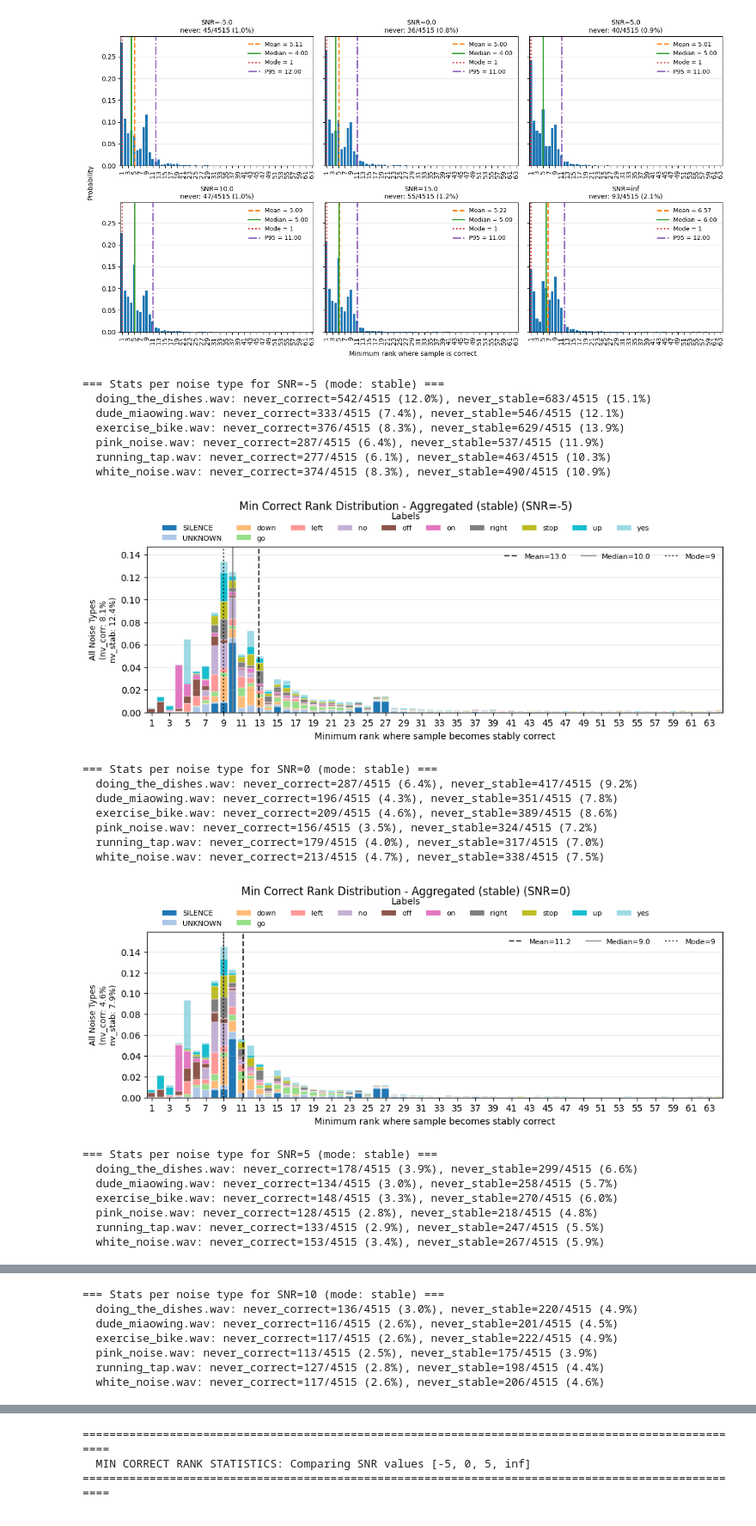
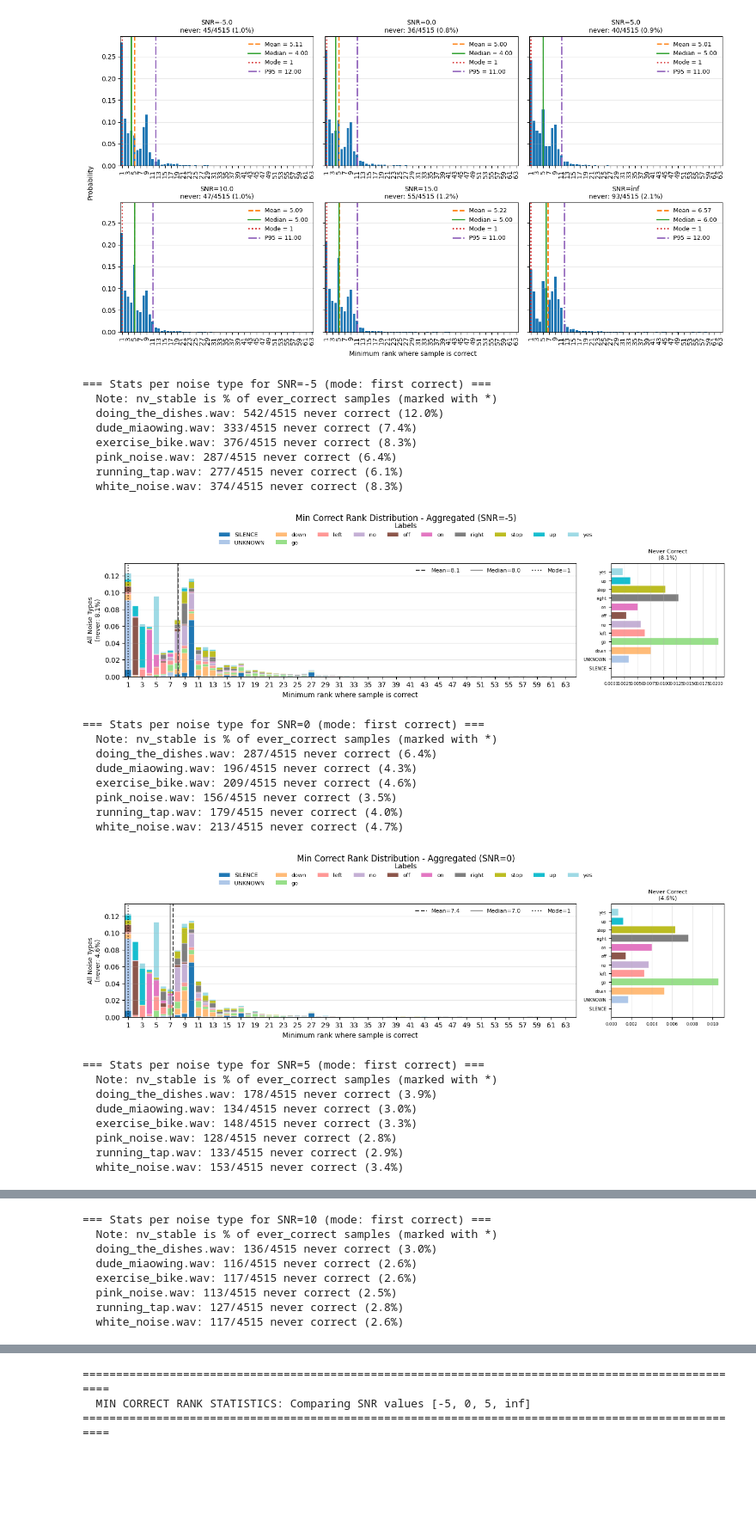
Before and after one commit to c-wejendorp/thesis, a Jupyter notebook: scripts/keyword_spotting/base_model_viz.ipynb, the cells around one changed output, grey strips where cells are left out. Shown at 86% size. Cells and saved outputs as stored; diff of their text form; code cells hidden in the pictures; blank space fills up the shorter version.

```diff
--- a/scripts/keyword_spotting/base_model_viz.ipynb
+++ b/scripts/keyword_spotting/base_model_viz.ipynb
@@ -685,39 +760,43 @@ def plot_min_correct_rank_by_noise_type(
 # %%
 # Example: Plot min correct rank distribution by noise type for a specific SNR
 # Change snr_value to the SNR you want to analyze
 snr_value = float("inf")  # Adjust this to your desired SNR value
 snr_values = [-5, 0, 5, 10, 15, float('inf')]
+#snr_values = [-5,float('inf')]
 for snr_value in snr_values:
 
     per_sample_by_noise = plot_min_correct_rank_by_noise_type(
         df=df_for_viz,
         snr_value=snr_value,
         normalize=True,
         stack_by_label=True,  # Set to False for simple bars without label stacking
-        require_stable=True,  # Set to True to find min rank where sample STAYS correct
+        require_stable=False,  # Set to True to find min rank where sample STAYS correct
         aggregate_noise=True,  # Set to True for single aggregated plot across all noise types
     )
 # %% [output]
-=== Stats per noise type for SNR=-5 (mode: stable) ===
-  doing_the_dishes.wav: never_correct=542/4515 (12.0%), never_stable=683/4515 (15.1%)
-  dude_miaowing.wav: never_correct=333/4515 (7.4%), never_stable=546/4515 (12.1%)
-  exercise_bike.wav: never_correct=376/4515 (8.3%), never_stable=629/4515 (13.9%)
-  pink_noise.wav: never_correct=287/4515 (6.4%), never_stable=537/4515 (11.9%)
-  running_tap.wav: never_correct=277/4515 (6.1%), never_stable=463/4515 (10.3%)
-  white_noise.wav: never_correct=374/4515 (8.3%), never_stable=490/4515 (10.9%)
+=== Stats per noise type for SNR=-5 (mode: first correct) ===
+  Note: nv_stable is % of ever_correct samples (marked with *)
+  doing_the_dishes.wav: 542/4515 never correct (12.0%)
+  dude_miaowing.wav: 333/4515 never correct (7.4%)
+  exercise_bike.wav: 376/4515 never correct (8.3%)
+  pink_noise.wav: 287/4515 never correct (6.4%)
+  running_tap.wav: 277/4515 never correct (6.1%)
+  white_noise.wav: 374/4515 never correct (8.3%)
-[figure, old version]
+[figure, new version]
-=== Stats per noise type for SNR=0 (mode: stable) ===
-  doing_the_dishes.wav: never_correct=287/4515 (6.4%), never_stable=417/4515 (9.2%)
-  dude_miaowing.wav: never_correct=196/4515 (4.3%), never_stable=351/4515 (7.8%)
-  exercise_bike.wav: never_correct=209/4515 (4.6%), never_stable=389/4515 (8.6%)
-  pink_noise.wav: never_correct=156/4515 (3.5%), never_stable=324/4515 (7.2%)
-  running_tap.wav: never_correct=179/4515 (4.0%), never_stable=317/4515 (7.0%)
-  white_noise.wav: never_correct=213/4515 (4.7%), never_stable=338/4515 (7.5%)
+=== Stats per noise type for SNR=0 (mode: first correct) ===
+  Note: nv_stable is % of ever_correct samples (marked with *)
+  doing_the_dishes.wav: 287/4515 never correct (6.4%)
+  dude_miaowing.wav: 196/4515 never correct (4.3%)
+  exercise_bike.wav: 209/4515 never correct (4.6%)
+  pink_noise.wav: 156/4515 never correct (3.5%)
+  running_tap.wav: 179/4515 never correct (4.0%)
+  white_noise.wav: 213/4515 never correct (4.7%)
-[figure, old version]
+[figure, new version]
-=== Stats per noise type for SNR=5 (mode: stable) ===
-  doing_the_dishes.wav: never_correct=178/4515 (3.9%), never_stable=299/4515 (6.6%)
-  dude_miaowing.wav: never_correct=134/4515 (3.0%), never_stable=258/4515 (5.7%)
-  exercise_bike.wav: never_correct=148/4515 (3.3%), never_stable=270/4515 (6.0%)
-  pink_noise.wav: never_correct=128/4515 (2.8%), never_stable=218/4515 (4.8%)
-  running_tap.wav: never_correct=133/4515 (2.9%), never_stable=247/4515 (5.5%)
-  white_noise.wav: never_correct=153/4515 (3.4%), never_stable=267/4515 (5.9%)
+=== Stats per noise type for SNR=5 (mode: first correct) ===
+  Note: nv_stable is % of ever_correct samples (marked with *)
+  doing_the_dishes.wav: 178/4515 never correct (3.9%)
+  dude_miaowing.wav: 134/4515 never correct (3.0%)
+  exercise_bike.wav: 148/4515 never correct (3.3%)
+  pink_noise.wav: 128/4515 never correct (2.8%)
+  running_tap.wav: 133/4515 never correct (2.9%)
+  white_noise.wav: 153/4515 never correct (3.4%)
@@ -725,7 +804,8 @@ for snr_value in snr_values:
-=== Stats per noise type for SNR=10 (mode: stable) ===
-  doing_the_dishes.wav: never_correct=136/4515 (3.0%), never_stable=220/4515 (4.9%)
-  dude_miaowing.wav: never_correct=116/4515 (2.6%), never_stable=201/4515 (4.5%)
-  exercise_bike.wav: never_correct=117/4515 (2.6%), never_stable=222/4515 (4.9%)
-  pink_noise.wav: never_correct=113/4515 (2.5%), never_stable=175/4515 (3.9%)
-  running_tap.wav: never_correct=127/4515 (2.8%), never_stable=198/4515 (4.4%)
-  white_noise.wav: never_correct=117/4515 (2.6%), never_stable=206/4515 (4.6%)
+=== Stats per noise type for SNR=10 (mode: first correct) ===
+  Note: nv_stable is % of ever_correct samples (marked with *)
+  doing_the_dishes.wav: 136/4515 never correct (3.0%)
+  dude_miaowing.wav: 116/4515 never correct (2.6%)
+  exercise_bike.wav: 117/4515 never correct (2.6%)
+  pink_noise.wav: 113/4515 never correct (2.5%)
+  running_tap.wav: 127/4515 never correct (2.8%)
+  white_noise.wav: 117/4515 never correct (2.6%)
```
Also changed, not shown: parts of 5 cells of this notebook.
